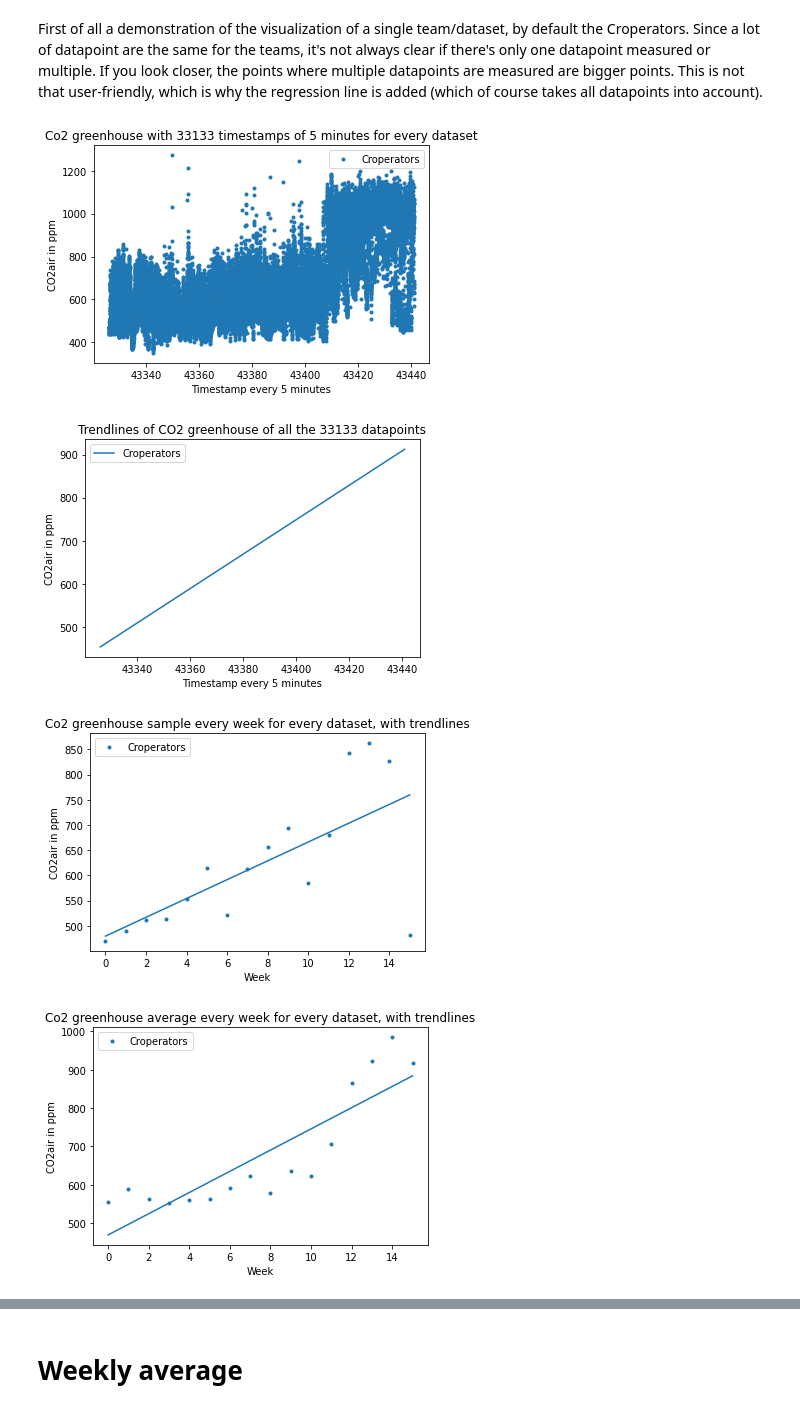
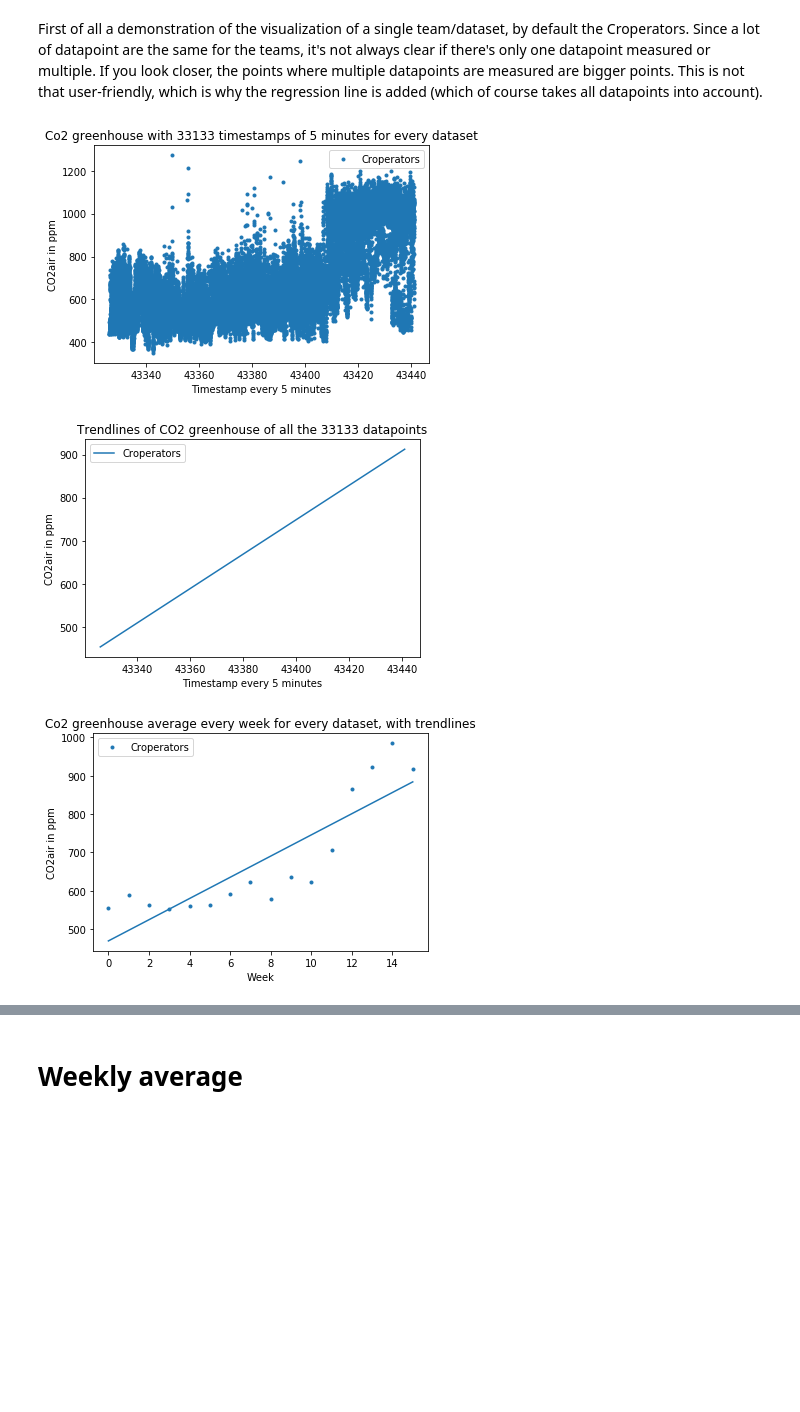
Before and after one commit to readmees/erudite2020, a Jupyter notebook: Polynomial Regression and Random Forest/polynomial_fit_with_default_values.ipynb, the cells around one changed output, grey strips where cells are left out. Saved outputs shown, nothing was run; the diff lists cells and outputs as text; code cells hidden in the pictures; blank space fills up the shorter version.

```diff
--- a/Polynomial Regression and Random Forest/polynomial_fit_with_default_values.ipynb
+++ b/Polynomial Regression and Random Forest/polynomial_fit_with_default_values.ipynb
@@ -75,12 +75,11 @@ First of all a demonstration of the visualization of a single team/dataset, by d
 # %%
 # Visualizes all the CO2air values over time for the Croperatures team.
 key = 'CO2air'
-visualize_time(['Croperators'], key, features_ghclim[key][0], f'{key} in {features_ghclim[key][1]}')
+visualize_time(data, ['Croperators'], key, features_ghclim[key][0], f'{key} in {features_ghclim[key][1]}')
 # %% [output]
-[figure, old version]
+[figure, new version]
-[figure, old version]
+[figure, new version]
-[figure, old version]
+[figure, new version]
-[figure, removed]
 # %% [markdown]
 ## Greenhouse climate
 The next visualisations will be of the GHClim dataset.
```
Also changed, not shown: parts of 3 cells of this notebook, 2 other files.
